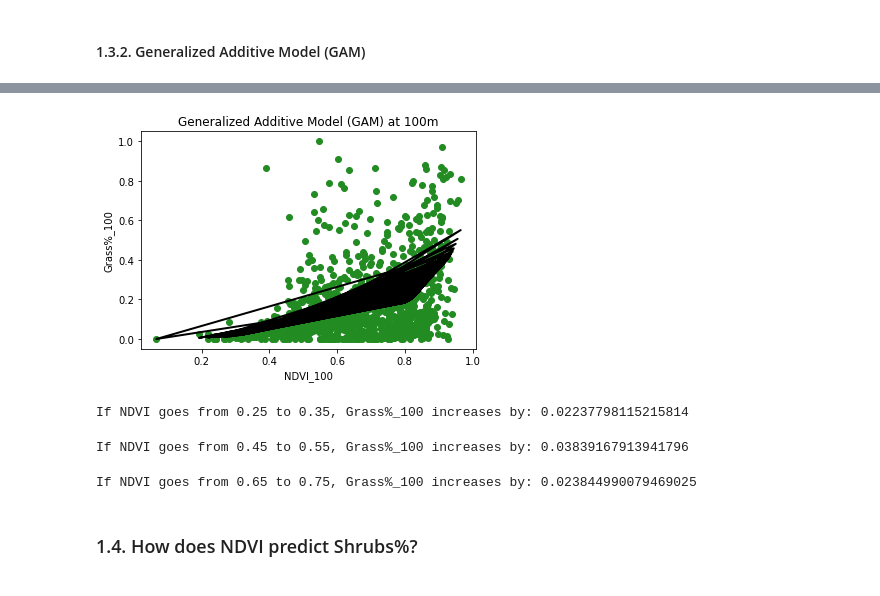
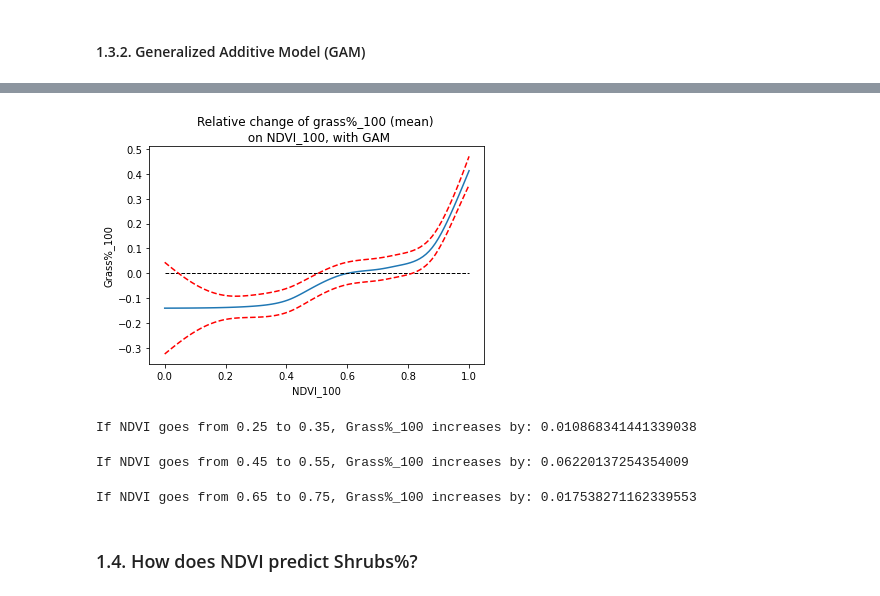
Before and after one commit to alexdelai/NDVI-dimist, a Jupyter notebook: greenspace_modelling.ipynb, the cells around one changed output, grey strips where cells are left out. Saved outputs shown, nothing was run; the diff lists cells and outputs as text; code cells hidden in the pictures.

Commit message:
Analyzed Canopy 10m, and improved univariate GAMs and plots

```diff
--- a/greenspace_modelling.ipynb
+++ b/greenspace_modelling.ipynb
@@ -455,10 +456,10 @@ y = target['Grass%_100']
 # split independent and dependent variables into training and test data
 X_train, X_test, y_train, y_test = train_test_split(X, y, test_size=0.2, random_state=0)
 
-# fit GAM model
-#gam_100 = LinearGAM(s(0, n_splines=25)).fit(X_train, y_train, weights=None)
-gam_100 = LinearGAM(s(0)).fit(X_train, y_train, weights=None)
+# GAM model
+warnings.filterwarnings("ignore", category=RuntimeWarning)
+gam_grass_100 = LinearGAM(s(0)).fit(X_train, y_train)
 
-# check model statistics
-gam_100.summary()
+gam_grass_100.gridsearch(X_train, y_train)
+gam_grass_100.summary()
 # %% [output]
@@ -495,43 +490,49 @@ y_pred = gam_100.predict(X_test)
 # %%
-# plot output
-plt.scatter(X_test, y_test, color="forestgreen")
-plt.plot(X_test, y_pred, color="black", linewidth=2)
+# plotting
+for i, term in enumerate(gam_grass_100.terms):
+    if term.isintercept:
+        continue
 
-# set title, xlabel and ylabel
-plt.title('Generalized Additive Model (GAM) at 100m')
-plt.xlabel('NDVI_100')
-plt.ylabel('Grass%_100')
+    XX = gam_grass_100.generate_X_grid(term=i)
+    pdep, confi = gam_grass_100.partial_dependence(term=i, X=XX, width=0.95)
 
-# save the figure
-plt.savefig('thesis_project/visualizations/modelling/gam_ndvi_grass_100_plot.png', dpi=300, bbox_inches='tight')
-
-plt.show()
+    plt.figure()
+    plt.plot(XX[:, term.feature], pdep)
+    plt.hlines(y=0, xmin=0, xmax=1, linewidth=1, color='black', linestyle='--')
+    plt.plot(XX[:, term.feature], confi, c='r', ls='--')
+    # set title, xlabel and ylabel
+    plt.title('Relative change of grass%_100 (mean) \n on NDVI_100, with GAM')
+    plt.xlabel('NDVI_100')
+    plt.ylabel('Grass%_100')
+    # save the figure
+    plt.savefig('thesis_project/visualizations/modelling/gam_grass_100_plot.png', dpi=300, bbox_inches='tight')
+    plt.show()
 # %% [output]
-[figure, old version]
+[figure, new version]
 # %%
 # Change in low NDVI values: how does Grass% increase, if NDVI changes from 0.25 to 0.35?
-grass_l0 = gam_100.predict(0.25)
-grass_l1 = gam_100.predict(0.35)
+grass_l0 = gam_grass_100.predict(0.25)
+grass_l1 = gam_grass_100.predict(0.35)
 grass_sens_low = float(grass_l1 - grass_l0)
 print('If NDVI goes from 0.25 to 0.35, Grass%_100 increases by:', grass_sens_low)
 # %% [output]
-If NDVI goes from 0.25 to 0.35, Grass%_100 increases by: 0.02237798115215814
+If NDVI goes from 0.25 to 0.35, Grass%_100 increases by: 0.010868341441339038
 # %%
 # Change in mid NDVI values: how does Grass% increase, if NDVI changes from 0.45 to 0.55?
-grass_m0 = gam_100.predict(0.45)
-grass_m1 = gam_100.predict(0.55)
+grass_m0 = gam_grass_100.predict(0.45)
+grass_m1 = gam_grass_100.predict(0.55)
 grass_sens_mid = float(grass_m1 - grass_m0)
 print('If NDVI goes from 0.45 to 0.55, Grass%_100 increases by:', grass_sens_mid)
 # %% [output]
-If NDVI goes from 0.45 to 0.55, Grass%_100 increases by: 0.03839167913941796
+If NDVI goes from 0.45 to 0.55, Grass%_100 increases by: 0.06220137254354009
 # %%
 # Change in high NDVI values: how does Grass% increase, if NDVI changes from 0.65 to 0.75?
-grass_h0 = gam_100.predict(0.65)
-grass_h1 = gam_100.predict(0.75)
+grass_h0 = gam_grass_100.predict(0.65)
+grass_h1 = gam_grass_100.predict(0.75)
 grass_sens_hig = float(grass_h1 - grass_h0)
 print('If NDVI goes from 0.65 to 0.75, Grass%_100 increases by:', grass_sens_hig)
 # %% [output]
-If NDVI goes from 0.65 to 0.75, Grass%_100 increases by: 0.023844990079469025
+If NDVI goes from 0.65 to 0.75, Grass%_100 increases by: 0.017538271162339553
 # %% [markdown]
 ### 1.4. How does NDVI predict Shrubs%?
 # %% [markdown]
```
Also changed, not shown: parts of 133 cells of this notebook, 2 other files.
